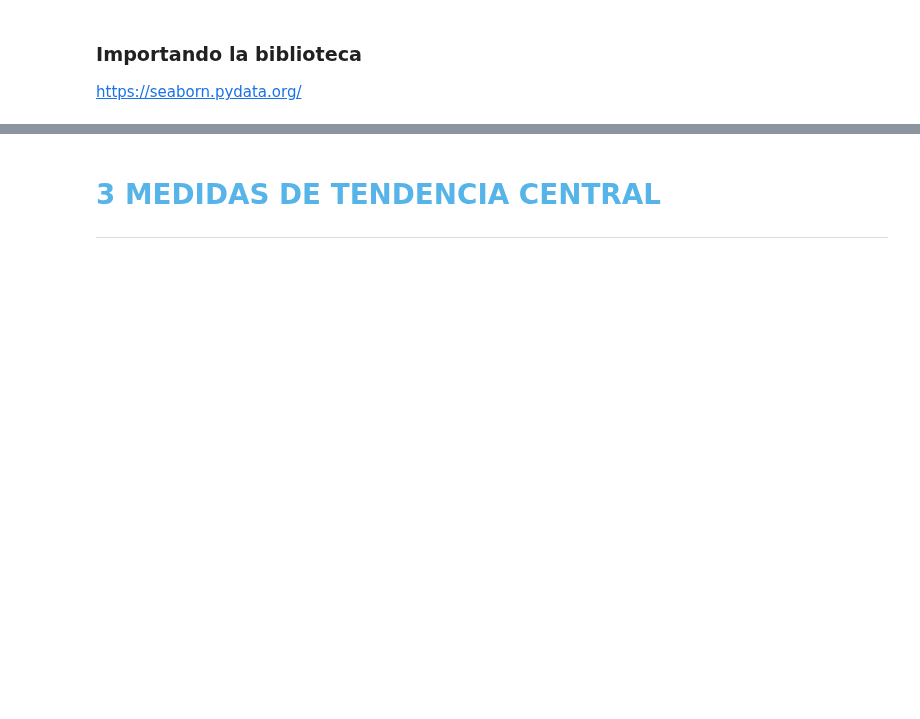
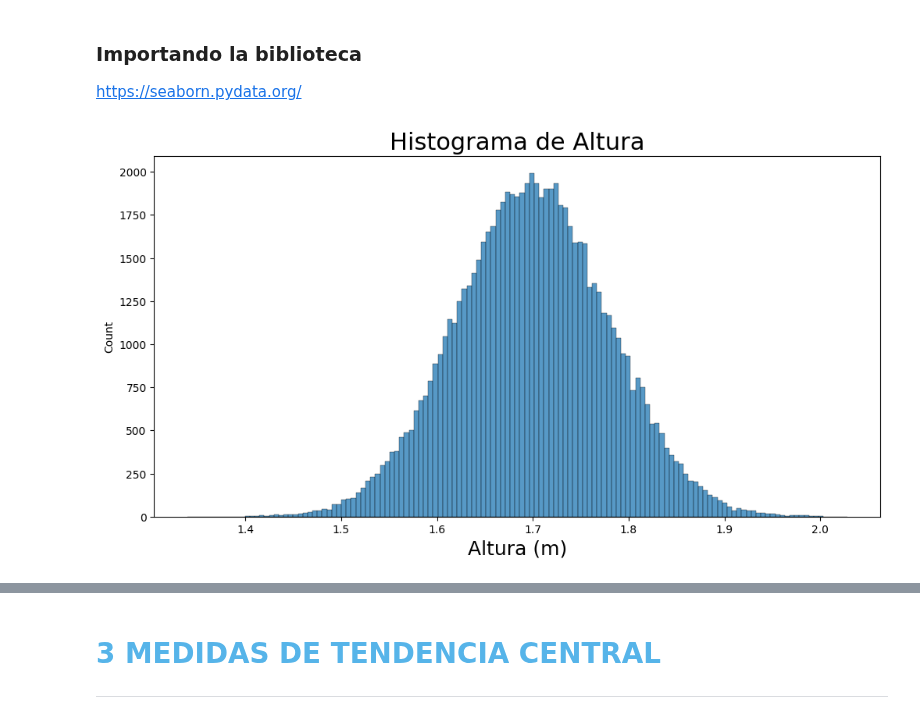
Before and after one commit to Nataliahfk/estadistica_python, a Jupyter notebook: curso_de_estadistica_con_python_1.ipynb, the cells around one changed output, grey strips where cells are left out. Cells and saved outputs as stored; diff of their text form; code cells hidden in the pictures; blank space fills up the shorter version.

```diff
--- a/curso_de_estadistica_con_python_1.ipynb
+++ b/curso_de_estadistica_con_python_1.ipynb
@@ -433,0 +557,9 @@ https://seaborn.pydata.org/
+# %%
+ax = sns.histplot(datos.Altura, kde = False) # histplot es histograma
+ax.figure.set_size_inches(12, 6)
+
+ax.set_title('Histograma de Altura', fontsize = 22)
+ax.set_xlabel('Altura (m)', fontsize = 18)
+plt.show()
+# %% [output]
+[figure, added]
```
Also changed, not shown: parts of 16 cells of this notebook.
